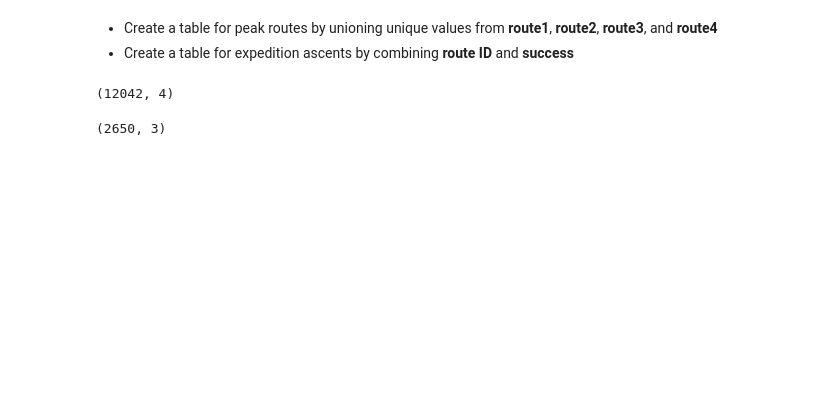
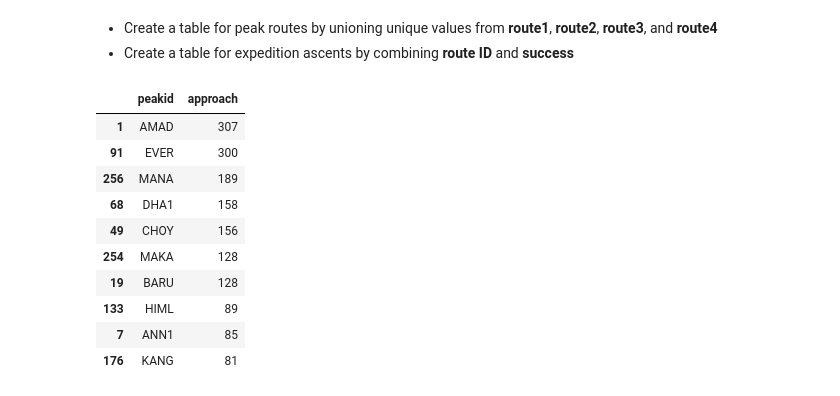
Before and after one commit to bastien-winant/himalayan-db-pipeline, a Jupyter notebook: notebooks/eda_expeditions.ipynb, the cells around one changed output. Cells and saved outputs as stored; diff of their text form; code cells hidden in the pictures; blank space fills up the shorter version.

```diff
--- a/notebooks/eda_expeditions.ipynb
+++ b/notebooks/eda_expeditions.ipynb
@@ -661,11 +663,17 @@ df_ascents.head()
 # %% [markdown]
 - Create a table for peak routes by unioning unique values from __route1__, __route2__, __route3__, and __route4__
 - Create a table for expedition ascents by combining __route ID__ and __success__
-# %%
-df_ascents.shape
-# %% [output]
-(12042, 4)
-# %%
-df_routes.shape
-# %% [output]
-(2650, 3)
+# %%
+df.groupby('peakid', as_index=False).approach.nunique().sort_values('approach', ascending=False)[:10]
+# %% [output]
+|  | peakid | approach |
+| 1 | AMAD | 307 |
+| 91 | EVER | 300 |
+| 256 | MANA | 189 |
+| 68 | DHA1 | 158 |
+| 49 | CHOY | 156 |
+| 254 | MAKA | 128 |
+| 19 | BARU | 128 |
+| 133 | HIML | 89 |
+| 7 | ANN1 | 85 |
+| 176 | KANG | 81 |
```
Also changed, not shown: parts of 4 cells of this notebook.
